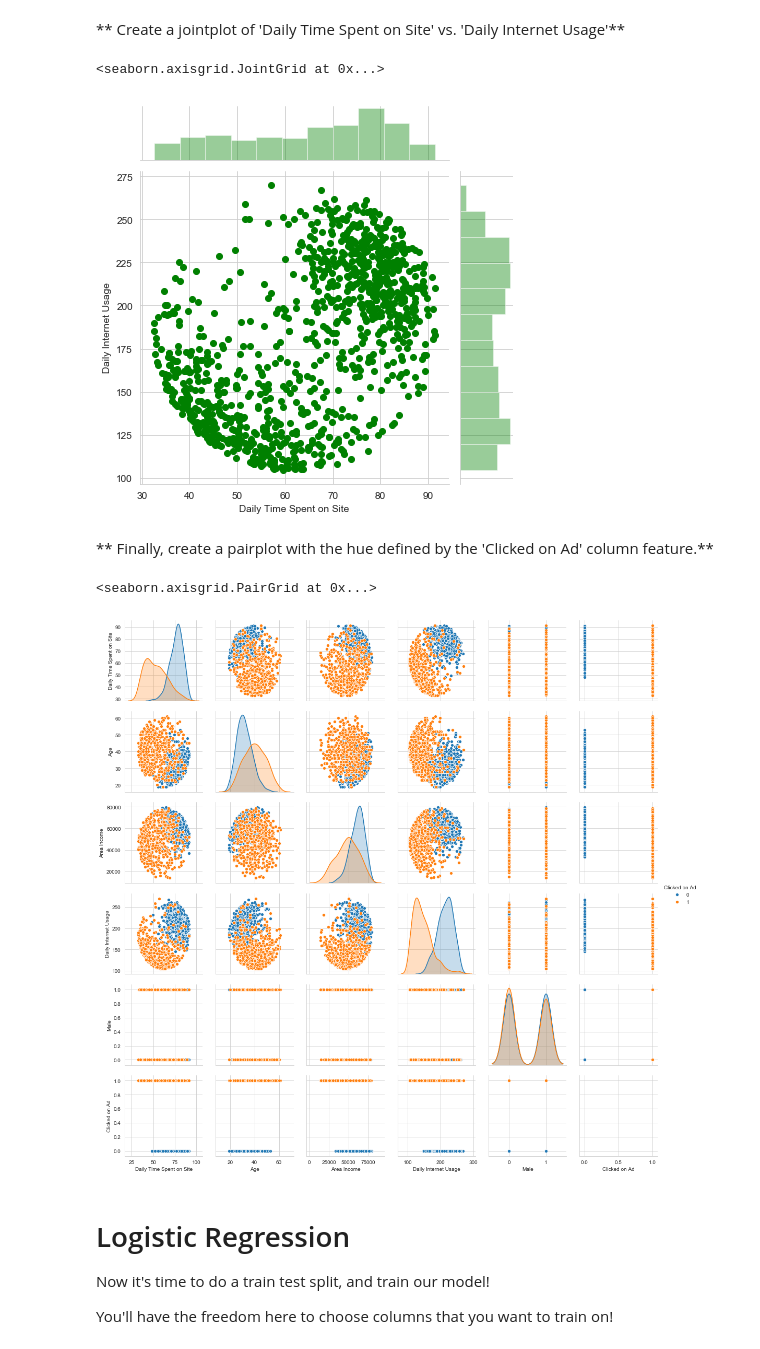
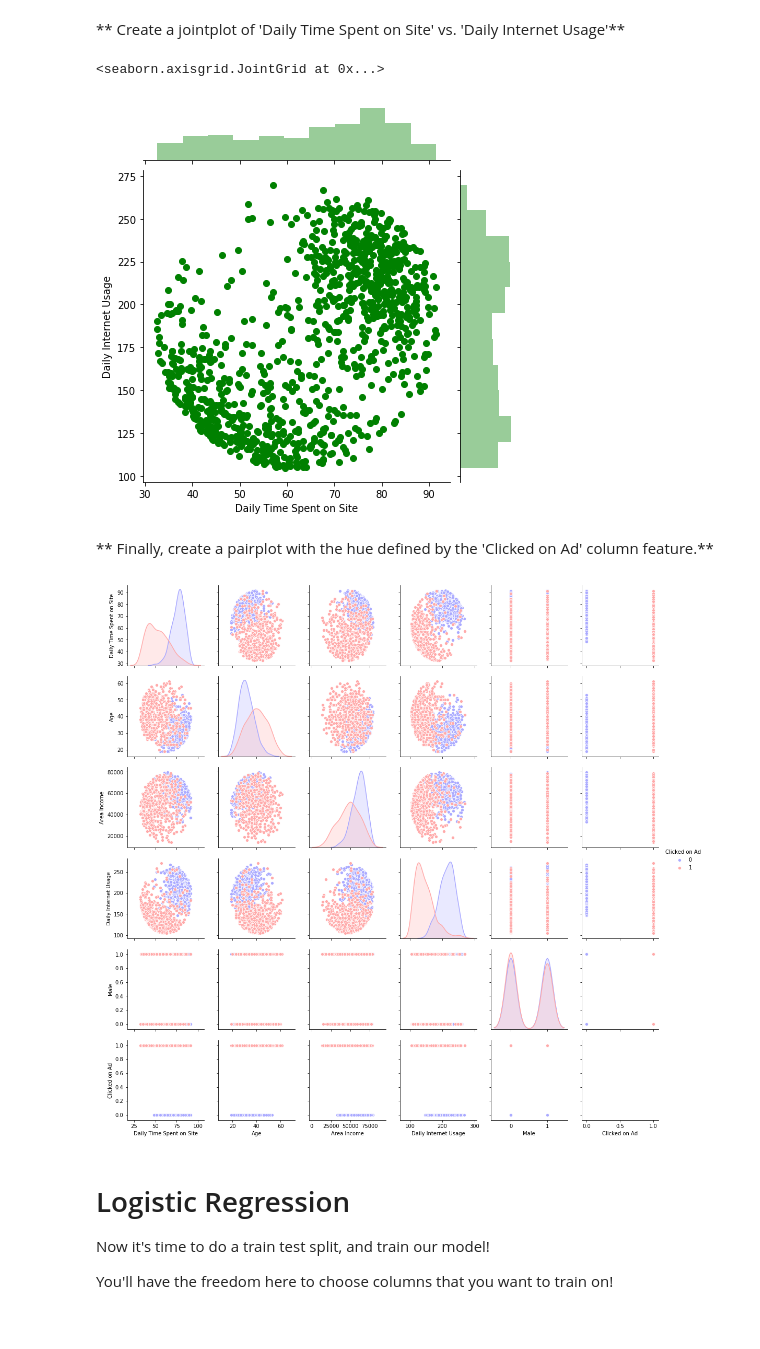
Before and after one commit to thamizhaiap/Machine_learning, a Jupyter notebook: Logistic_regression/02-Logistic Regression Project.ipynb, the cells around one changed output. Saved outputs shown, nothing was run; the diff lists cells and outputs as text; code cells hidden in the pictures.

```diff
--- a/Logistic_regression/02-Logistic Regression Project.ipynb
+++ b/Logistic_regression/02-Logistic Regression Project.ipynb
@@ -109,17 +106,16 @@ sns.jointplot(x='Age',y='Daily Time Spent on Site', data=ad_data, kind='kde', co
 # %% [markdown]
 ** Create a jointplot of 'Daily Time Spent on Site' vs. 'Daily Internet Usage'**
 # %%
-sns.jointplot(x='Daily Time Spent on Site',y='Daily Internet Usage', data=ad_data, kind='scatter', color='green')
+sns.jointplot('Daily Time Spent on Site','Daily Internet Usage', data=ad_data, kind='scatter', color='green')
 # %% [output]
 <seaborn.axisgrid.JointGrid at 0x...>
-[figure, old version]
+[figure, new version]
 # %% [markdown]
 ** Finally, create a pairplot with the hue defined by the 'Clicked on Ad' column feature.**
 # %%
-sns.pairplot(ad_data, hue='Clicked on Ad')
+sns.pairplot(ad_data, hue='Clicked on Ad',palette='bwr');
 # %% [output]
-<seaborn.axisgrid.PairGrid at 0x...>
-[figure, old version]
+[figure, new version]
 # %% [markdown]
 # Logistic Regression
 
```
Also changed, not shown: parts of 17 cells of this notebook, 1 other file.
